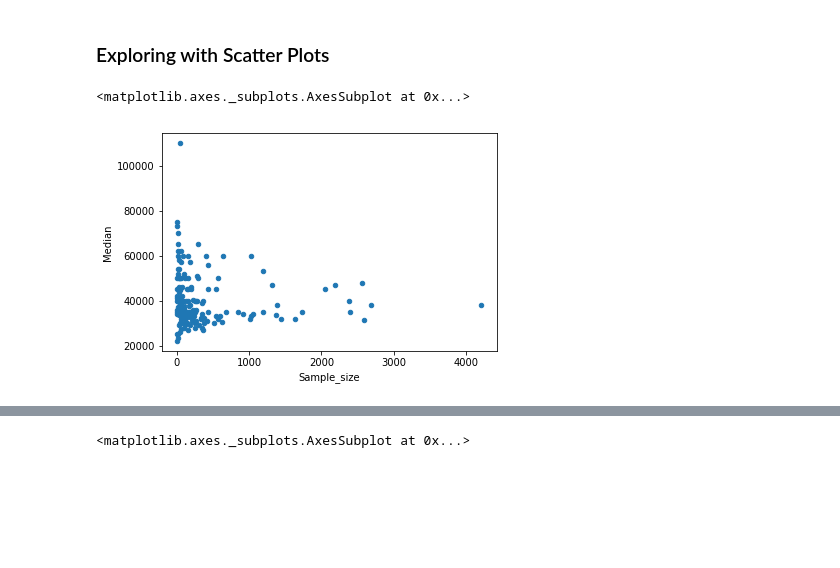
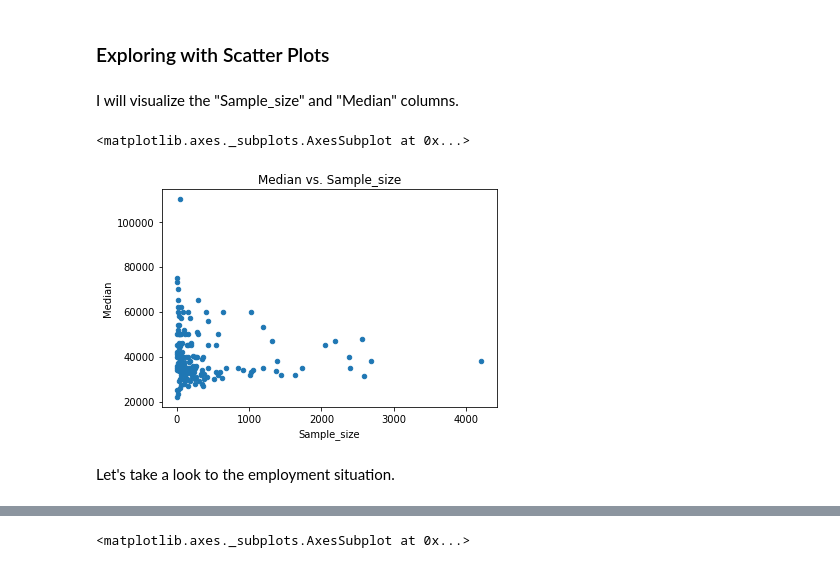
Before and after one commit to shylkymc/Job-Outcomes-After-Graduation, a Jupyter notebook: Job Outcomes.ipynb, the cells around one changed output, grey strips where cells are left out. Cells and saved outputs as stored; diff of their text form; code cells hidden in the pictures; blank space fills up the shorter version.

```diff
--- a/Job Outcomes.ipynb
+++ b/Job Outcomes.ipynb
@@ -81,8 +101,12 @@ recent_grads.describe()
 | max | 173.000000 | 6403.000000 | 393735.000000 | 173809.000000 | 307087.000000 | 0.968954 | 4212.000000 | 307933.00000 | 251540.000000 | ... |
 # %% [markdown]
 ### Exploring with Scatter Plots
+# %% [markdown]
+I will visualize the "Sample_size" and "Median" columns.
 # %%
-recent_grads.plot(x="Sample_size", y="Median", kind="scatter")
+recent_grads.plot(x="Sample_size", y="Median", kind="scatter", title= "Median vs. Sample_size")
 # %% [output]
 <matplotlib.axes._subplots.AxesSubplot at 0x...>
-[figure, old version]
+[figure, new version]
+# %% [markdown]
+Let's take a look to the employment situation.
```
Also changed, not shown: parts of 18 cells of this notebook.
